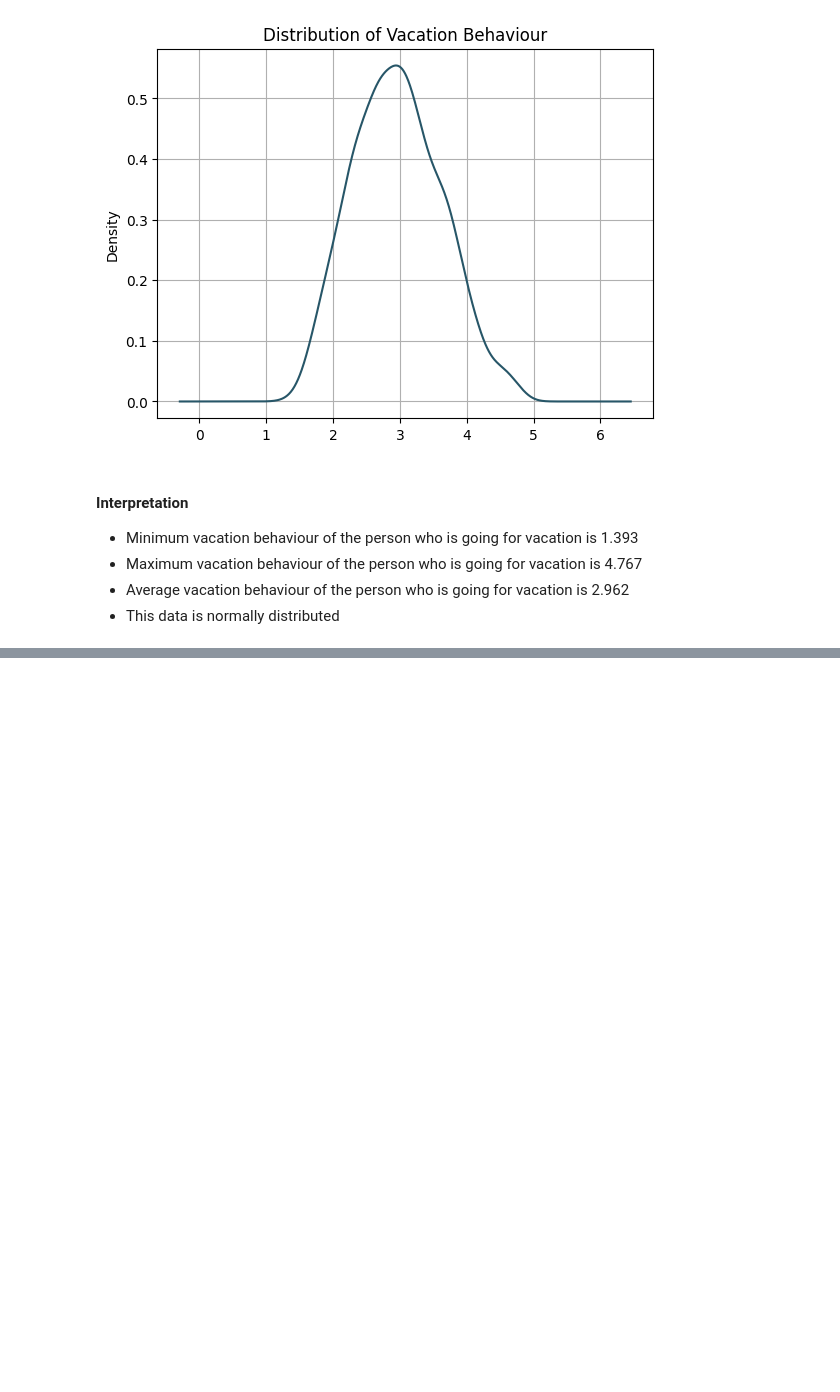
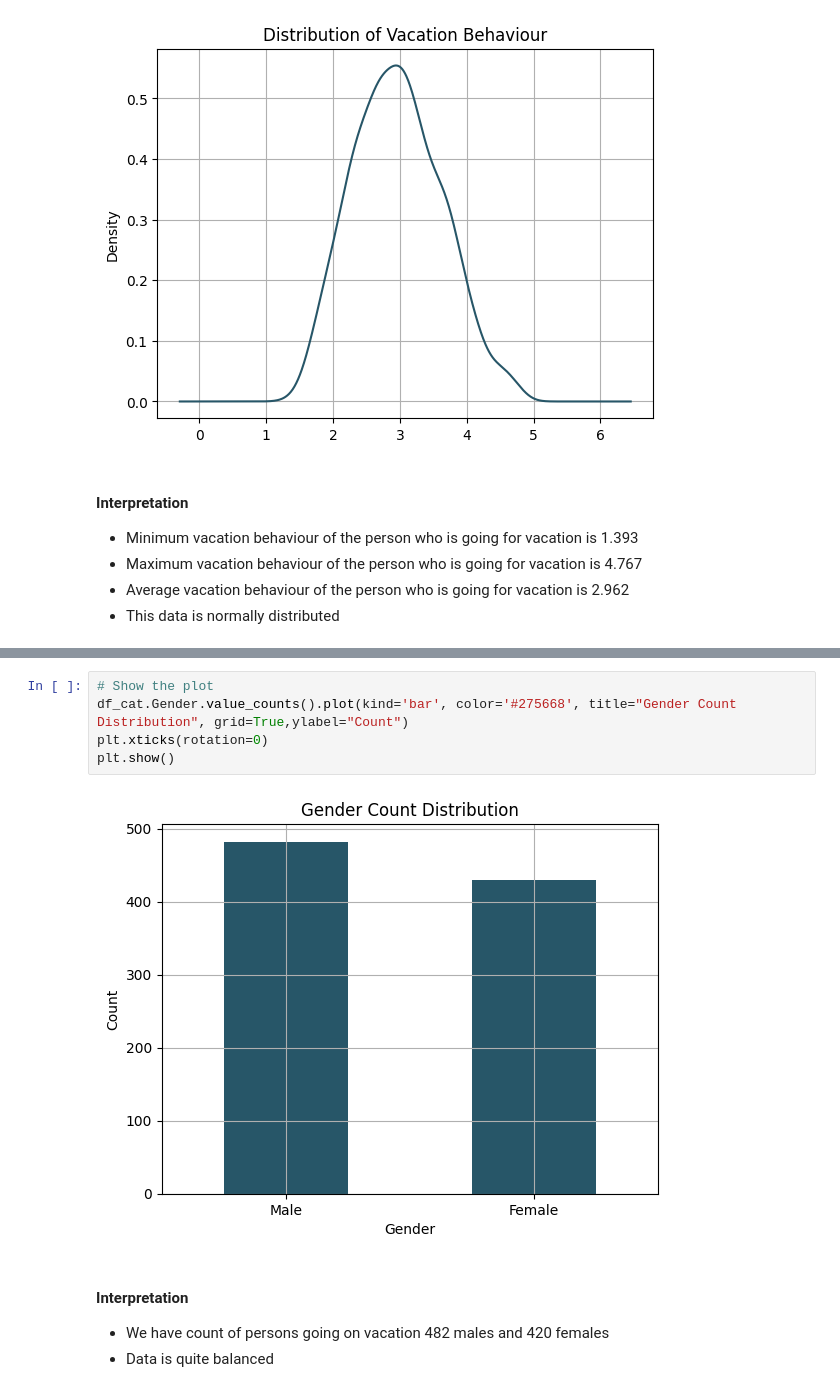
Before and after one commit to max-programming/python_scripts_ckpcet, a Jupyter notebook: project_on_data_analytics/project_1_data_analytics_on_vacation_data/Data_Analytics_On_Vacation_Data.ipynb, the cells around one changed output, grey strips where cells are left out. Saved outputs shown, nothing was run; the diff lists cells and outputs as text; blank space fills up the shorter version.

```diff
--- a/project_on_data_analytics/project_1_data_analytics_on_vacation_data/Data_Analytics_On_Vacation_Data.ipynb
+++ b/project_on_data_analytics/project_1_data_analytics_on_vacation_data/Data_Analytics_On_Vacation_Data.ipynb
@@ -520,0 +559,12 @@ plt.show()
+# %%
+# Show the plot
+df_cat.Gender.value_counts().plot(kind='bar', color='#275668', title="Gender Count Distribution", grid=True,ylabel="Count")
+plt.xticks(rotation=0)
+plt.show()
+# %% [output]
+[figure, added]
+# %% [markdown]
+#### Interpretation
+
+- We have count of persons going on vacation 482 males and 420 females
+- Data is quite balanced
```
Also changed, not shown: parts of 9 cells of this notebook.
